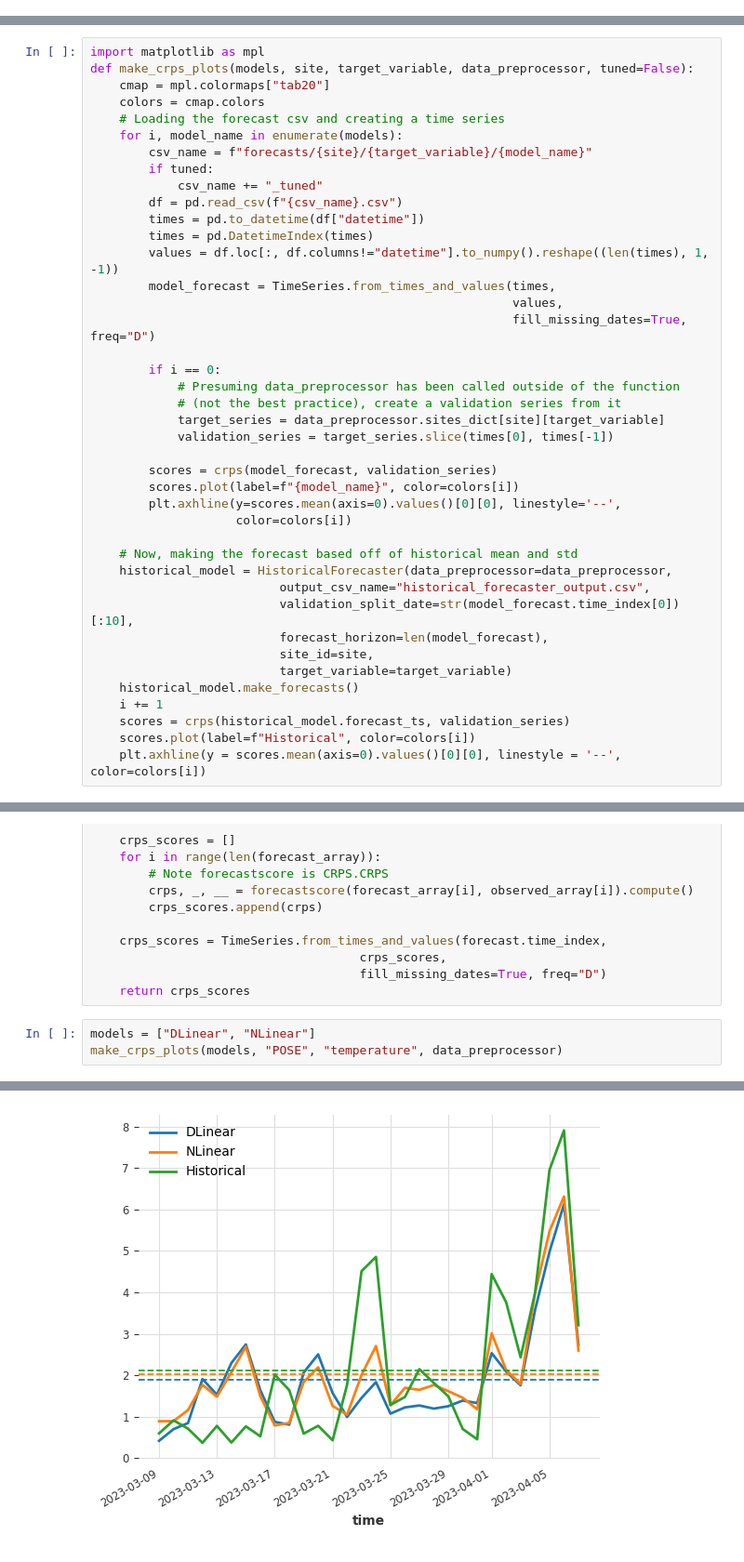
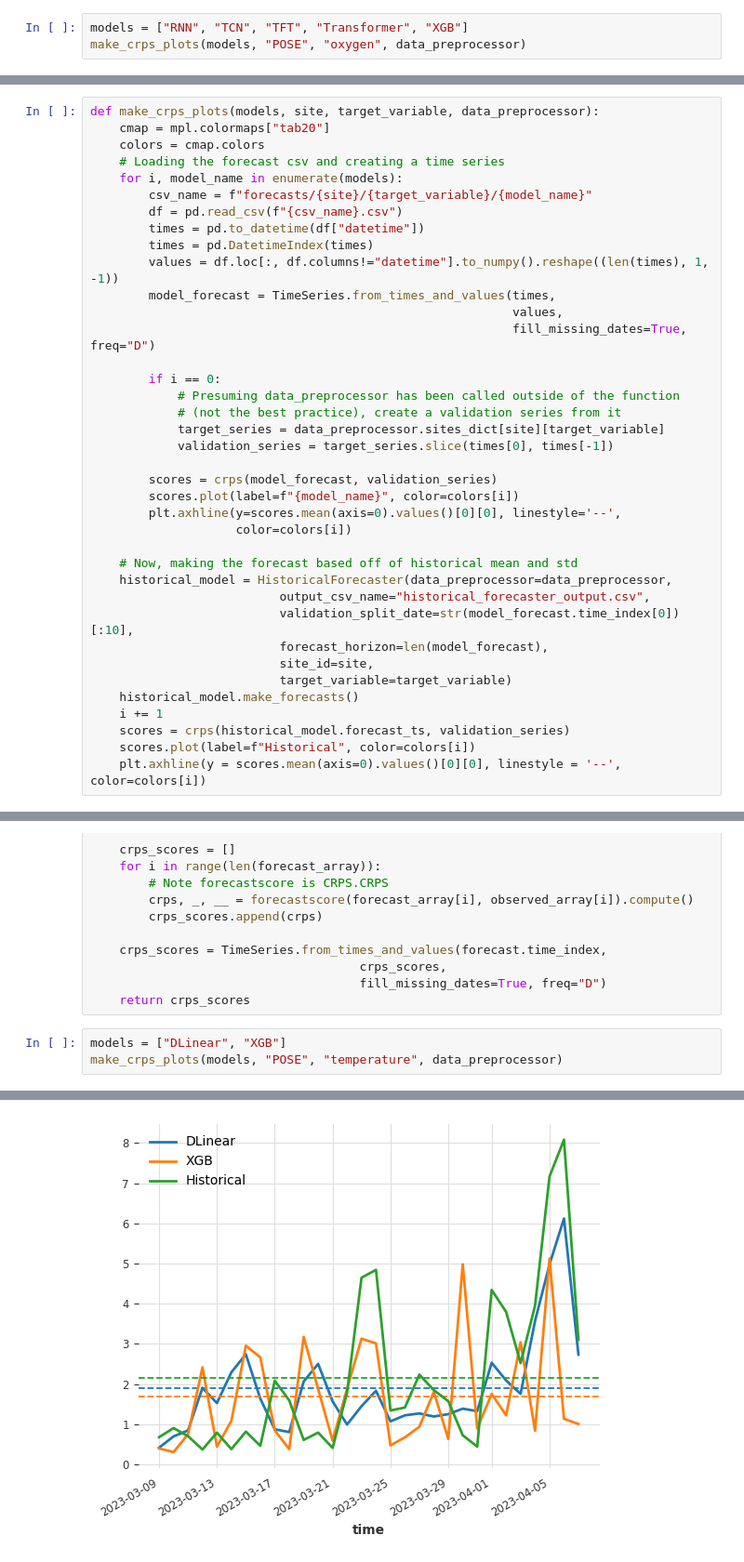
Before and after one commit to boettiger-lab/neon4cast-darts-submit, a Jupyter notebook: Plotting.ipynb, the cells around one changed output, grey strips where cells are left out. Shown at 93% size. Drawn from its saved outputs; the diff is of its cells as text.

```diff
--- a/Plotting.ipynb
+++ b/Plotting.ipynb
@@ -91,0 +113,3 @@ make_plots(models, "POSE", "temperature", data_preprocessor)
+# %%
+models = ["RNN", "TCN", "TFT", "Transformer", "XGB"]
+make_crps_plots(models, "POSE", "oxygen", data_preprocessor)
@@ -92,13 +124,10 @@ make_plots(models, "POSE", "temperature", data_preprocessor)
 # %%
-import matplotlib as mpl
-def make_crps_plots(models, site, target_variable, data_preprocessor, tuned=False):
+def make_crps_plots(models, site, target_variable, data_preprocessor):
     cmap = mpl.colormaps["tab20"]
     colors = cmap.colors
     # Loading the forecast csv and creating a time series
     for i, model_name in enumerate(models):
         csv_name = f"forecasts/{site}/{target_variable}/{model_name}"
-        if tuned:
-            csv_name += "_tuned"
         df = pd.read_csv(f"{csv_name}.csv")
         times = pd.to_datetime(df["datetime"])
         times = pd.DatetimeIndex(times)
@@ -149,11 +178,11 @@ def crps(forecast, observed):
                                      fill_missing_dates=True, freq="D")
     return crps_scores
 # %%
-models = ["DLinear", "NLinear"]
+models = ["DLinear", "XGB"]
 make_crps_plots(models, "POSE", "temperature", data_preprocessor)
 # %% [output]
 You are transforming a stochastic TimeSeries (i.e., contains several samples). The resulting DataFrame is a 2D object with all samples on the columns. If this is not the expected behavior consider cal ...
 You are transforming a stochastic TimeSeries (i.e., contains several samples). The resulting DataFrame is a 2D object with all samples on the columns. If this is not the expected behavior consider cal ...
 You are transforming a stochastic TimeSeries (i.e., contains several samples). The resulting DataFrame is a 2D object with all samples on the columns. If this is not the expected behavior consider cal ...
-[figure, old version]
+[figure, new version]
 # %%
```
Also changed, not shown: parts of 12 cells of this notebook, 19 other files.
